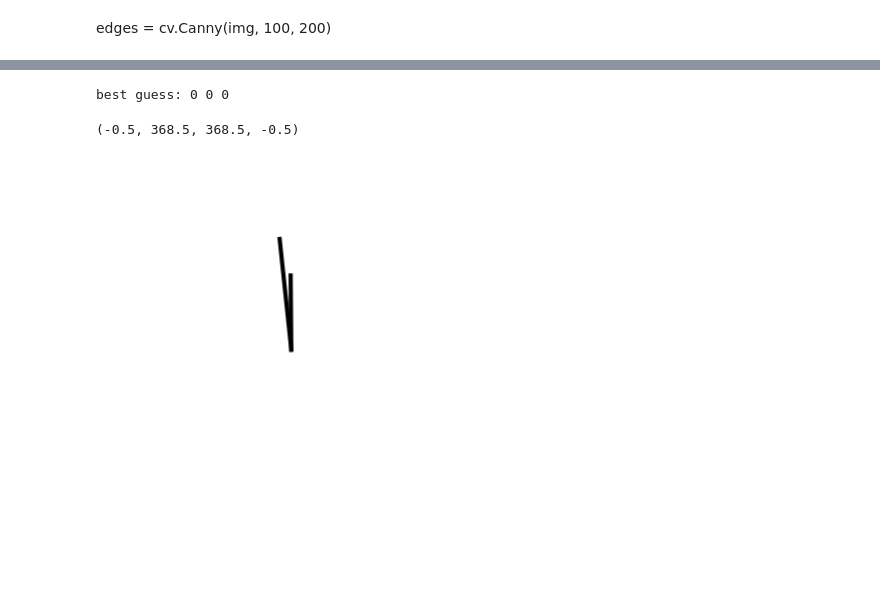
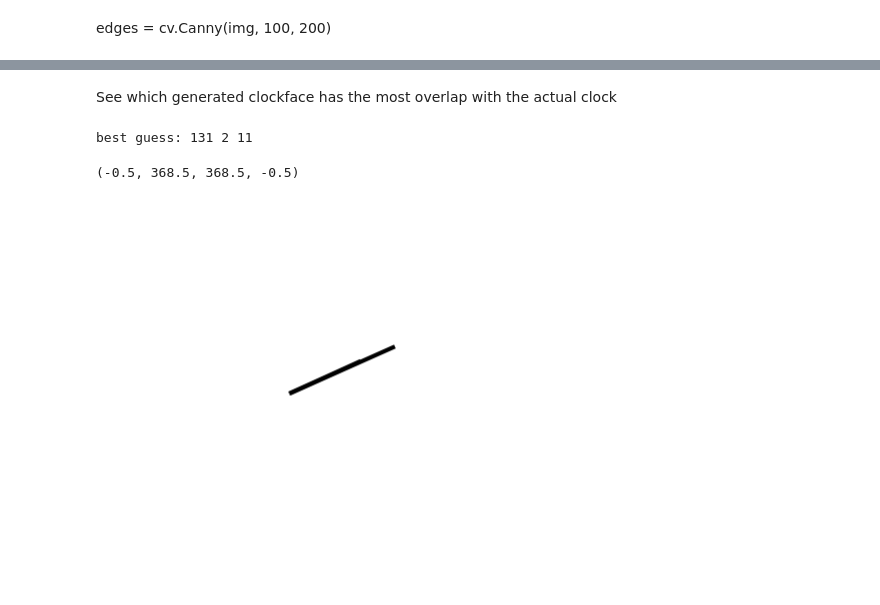
Before and after one commit to ThePuscher/-analogue_clock_reader, a Jupyter notebook: clock.ipynb, the cells around one changed output, grey strips where cells are left out. Cells and saved outputs as stored; diff of their text form; code cells hidden in the pictures; blank space fills up the shorter version.

```diff
--- a/clock.ipynb
+++ b/clock.ipynb
@@ -9,5 +11,5 @@ edges = cv.Canny(img, 100, 200)
 # %%
-clock = cv2.imread("clock_clean.jpg")
+clock = cv2.imread("clock_centered.jpg")
 clock = cv2.cvtColor(clock, cv2.COLOR_BGR2GRAY)
 # %%
 _, clock = cv2.threshold(clock, 127, 255, cv2.THRESH_BINARY)
@@ -72,8 +65,8 @@ def buf2img(buf):
 # %%
 generated_clocks = []
 with tqdm(total=12*60) as pbar:
-    for h in range(12):
-        for m in range(60):
+    for h in range(0, 12):
+        for m in range(0, 60):
             buf = generate_clock(h, m)
             generated_clock = buf2img(buf)
             generated_clocks.append(generated_clock)
@@ -89,32 +75,35 @@ plt.imshow(generated_clocks[100], cmap="gray")
+# %% [markdown]
+See which generated clockface has the most overlap with the actual clock
 # %%
 # idx err
 best_guess = (None, 0)
 
 buf = generate_clock(0, 0)
 generated_clock = buf2img(buf)
 
 width, height = generated_clock.shape
 
-clock = cv2.resize(generated_clock, (width, height))
+clock = cv2.resize(clock, (width, height))
 
 for index, generated_clock in tqdm(enumerate(generated_clocks)):
+    if index == 0:
+        continue
+
     # get guess where most black pixels overlap
-    generated_mask = (generated_clock == 0)
-    clock_mask = (clock == 0)
-    intersection = generated_mask & clock_mask
-    ones = np.count_nonzero(intersection)
+    overlap = cv2.bitwise_and(clock, generated_clock)
+    ones = np.count_nonzero(overlap)
 
     if ones > best_guess[1]:
         best_guess = (index, ones)
 
+best_index = best_guess[0]
 h = best_guess[0] // 60
 m = best_guess[0] % 60
-print("best guess:", best_guess[0], h, m)
+print("best guess:", best_index, h, m)
 
-plt.clf()
-plt.imshow(generated_clocks[index], cmap="gray")
+plt.imshow(generated_clocks[best_index], cmap="gray")
 plt.axis("off")
 # %% [output]
-best guess: 0 0 0
+best guess: 131 2 11
 (-0.5, 368.5, 368.5, -0.5)
-[figure, old version]
+[figure, new version]
```
Also changed, not shown: parts of 8 cells of this notebook, 1 other file.
